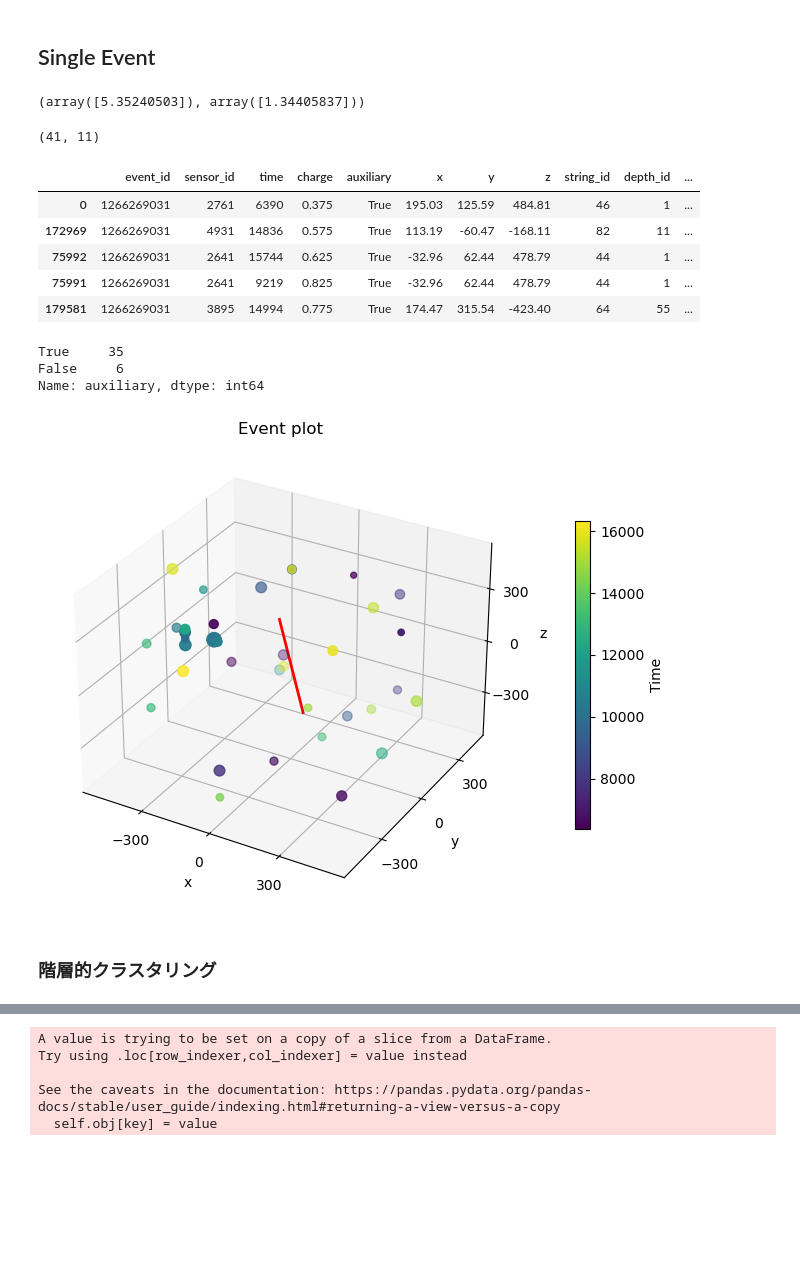
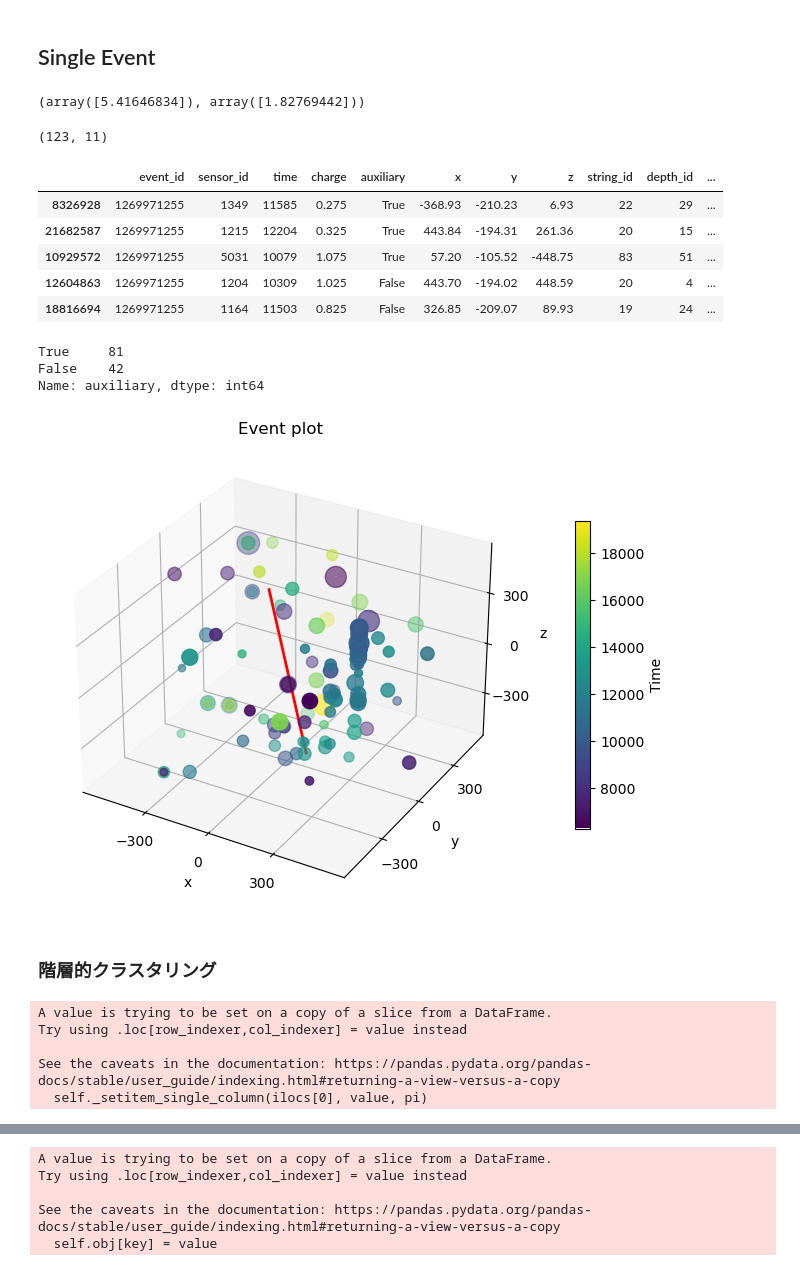
Before and after one commit to IMOKURI/kaggle-ice-cube, a Jupyter notebook: notebook/EDA.ipynb, the cells around one changed output, grey strips where cells are left out. Cells and saved outputs as stored; diff of their text form; code cells hidden in the pictures; blank space fills up the shorter version.

```diff
--- a/notebook/EDA.ipynb
+++ b/notebook/EDA.ipynb
@@ -232,7 +253,7 @@ batch
 # %% [markdown]
 ## Single Event
 # %%
-event_id = 1266269031
+event_id = 1269971255
 # %%
 azimuth_event = input.train_meta[input.train_meta["event_id"] == event_id][
     "azimuth"
@@ -242,7 +263,7 @@ zenith_event = input.train_meta[input.train_meta["event_id"] == event_id][
 ].to_numpy()
 azimuth_event, zenith_event
 # %% [output]
-(array([5.35240503]), array([1.34405837]))
+(array([5.41646834]), array([1.82769442]))
 # %%
 line_x = math.cos(azimuth_event) * math.sin(zenith_event)
 line_x_details = (-line_x * 500, line_x * 500)
@@ -257,4 +278,4 @@ batch_event = batch[(batch["event_id"] == event_id)]
 # batch_event = batch[(batch["event_id"] == event_id) & (batch["charge"] < 1)]
 batch_event.shape
 # %% [output]
-(41, 11)
+(123, 11)
@@ -262,16 +285,16 @@ batch_event.shape
 batch_event.head()
 # %% [output]
 |  | event_id | sensor_id | time | charge | auxiliary | x | y | z | string_id | depth_id | ... |
-| 0 | 1266269031 | 2761 | 6390 | 0.375 | True | 195.03 | 125.59 | 484.81 | 46 | 1 | ... |
-| 172969 | 1266269031 | 4931 | 14836 | 0.575 | True | 113.19 | -60.47 | -168.11 | 82 | 11 | ... |
-| 75992 | 1266269031 | 2641 | 15744 | 0.625 | True | -32.96 | 62.44 | 478.79 | 44 | 1 | ... |
-| 75991 | 1266269031 | 2641 | 9219 | 0.825 | True | -32.96 | 62.44 | 478.79 | 44 | 1 | ... |
-| 179581 | 1266269031 | 3895 | 14994 | 0.775 | True | 174.47 | 315.54 | -423.40 | 64 | 55 | ... |
+| 8326928 | 1269971255 | 1349 | 11585 | 0.275 | True | -368.93 | -210.23 | 6.93 | 22 | 29 | ... |
+| 21682587 | 1269971255 | 1215 | 12204 | 0.325 | True | 443.84 | -194.31 | 261.36 | 20 | 15 | ... |
+| 10929572 | 1269971255 | 5031 | 10079 | 1.075 | True | 57.20 | -105.52 | -448.75 | 83 | 51 | ... |
+| 12604863 | 1269971255 | 1204 | 10309 | 1.025 | False | 443.70 | -194.02 | 448.59 | 20 | 4 | ... |
+| 18816694 | 1269971255 | 1164 | 11503 | 0.825 | False | 326.85 | -209.07 | 89.93 | 19 | 24 | ... |
 # %%
 batch_event["auxiliary"].value_counts()
 # %% [output]
-True     35
-False     6
+True     81
+False    42
 Name: auxiliary, dtype: int64
 # %%
 fig = plt.figure(figsize=(8, 8))
@@ -283,35 +306,35 @@ ax.set_xlabel("x")
 ax.set_ylabel("y")
 ax.set_zlabel("z")
 
 ax.set_xticks([-600, -300, 0.0, 300, 600])
 ax.set_yticks([-600, -300, 0.0, 300, 600])
 ax.set_zticks([-600, -300, 0.0, 300, 600])
 
 # 散布図を描画
 scatter = ax.scatter(
     batch_event["x"],
     batch_event["y"],
     batch_event["z"],
-    s=batch_event["charge"] * 50,
+    s=batch_event["charge"] * 100,
     c=batch_event["time"],
 )
 
 ax.plot3D(
     xs=line_x_details,
     ys=line_y_details,
     zs=line_z_details,
     color=line_color,
     linestyle=line_style,
     linewidth=line_width,
 )
 
 
 cbar = fig.colorbar(scatter, shrink=0.5, pad=0.1)
 cbar.set_label("Time")
 
 plt.show()
 # %% [output]
-[figure, old version]
+[figure, new version]
 # %% [markdown]
 ### 階層的クラスタリング
 # %%
@@ -323,8 +346,15 @@ h_cluster = linkage(space_dist / (time_dist * 0.3 / 1.309 + 1e-8))
 # %%
-# batch_event.loc[:, "time"] = (batch_event["time"] - 1e4) / 3e4
+batch_event.loc[:, "time"] = (batch_event["time"] - 1e4) / 3e4
 # batch_event.loc[:, ["x", "y", "z"]] = batch_event[["x", "y", "z"]] / 500.0
 
-# h_cluster = linkage(batch_event[["time", "x", "y", "z"]])
+#h_cluster = linkage(batch_event[["x", "y", "z"]])
+h_cluster = linkage(batch_event[["time", "charge"]])
+# %% [output]
+A value is trying to be set on a copy of a slice from a DataFrame.
+Try using .loc[row_indexer,col_indexer] = value instead
+
+See the caveats in the documentation: https://pandas.pydata.org/pandas-docs/stable/user_guide/indexing.html#returning-a-view-versus-a-copy
+  self._setitem_single_column(ilocs[0], value, pi)
 # %%
 dendrogram(h_cluster)
 plt.title("Dedrogram")
```
Also changed, not shown: parts of 12 cells of this notebook, 4 other files.
